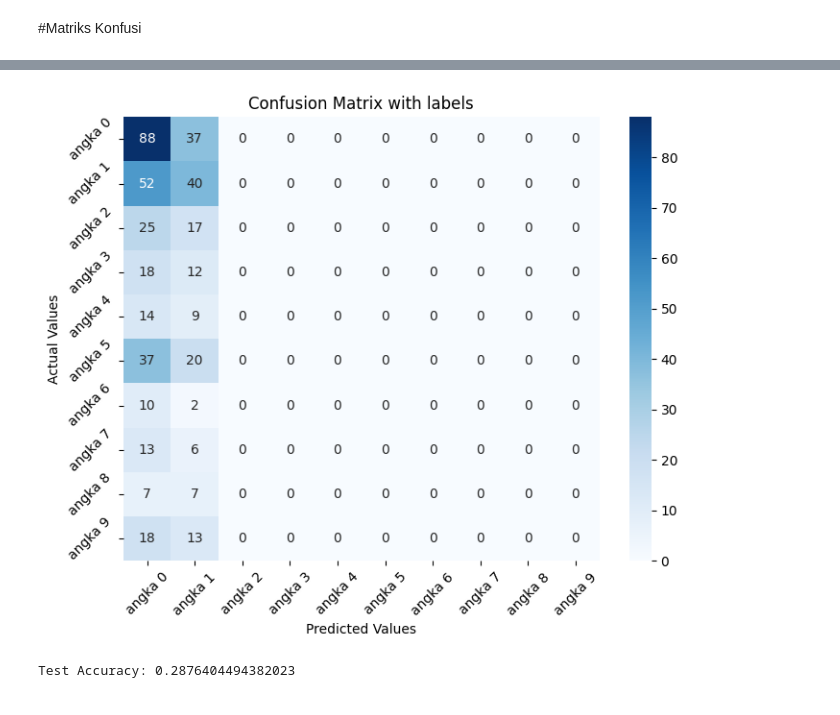
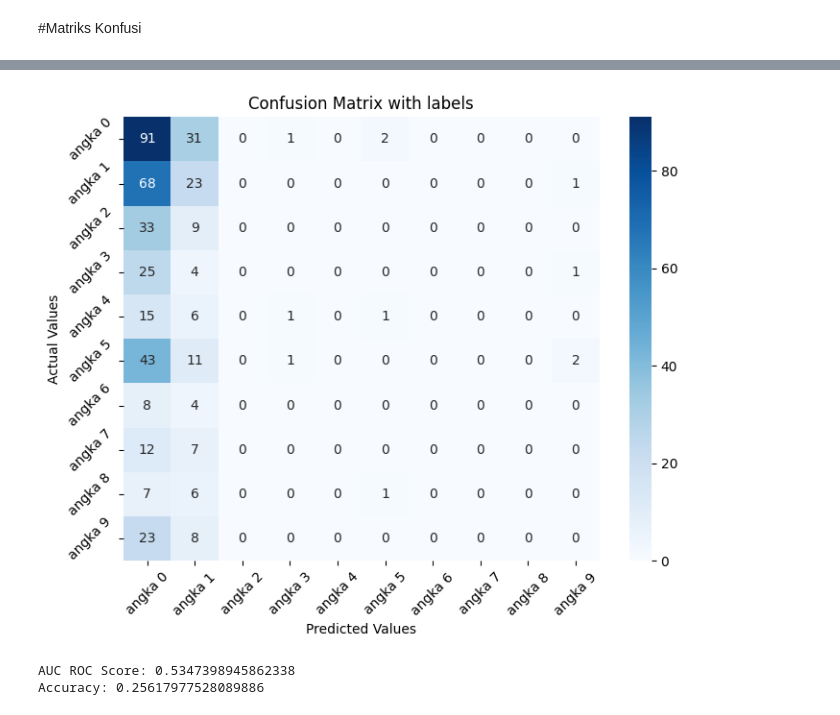
Before and after one commit to novtryrezki/sarung, a Jupyter notebook: 1FFNN_bs_32_ep_40.ipynb, the cells around one changed output, grey strips where cells are left out. Saved outputs shown, nothing was run; the diff lists cells and outputs as text; code cells hidden in the pictures.

```diff
--- a/1FFNN_bs_32_ep_40.ipynb
+++ b/1FFNN_bs_32_ep_40.ipynb
@@ -77,7 +77,7 @@ resize_images(test_dir, target_resolution)
 from tensorflow.keras.preprocessing.image import ImageDataGenerator
 
 # Membuat generator data dengan augmentasi
-image_size = (256, 256)
+image_size = (32, 32)
 batch_size = 32
 
 train_datagen = ImageDataGenerator(
@@ -117,13 +117,13 @@ from tensorflow.keras.models import Sequential
 from tensorflow.keras.layers import Conv2D, AveragePooling2D, Flatten, Dense
 import math
 
-img_size = 256*256*1
+img_size = 32*32*1
 
 # Perhitungan jumlah neuron pada lapisan tersembunyi
 hidden_neurons = int(math.sqrt(img_size * batch_size))
 
 model1f = Sequential()
-model1f.add(Flatten(input_shape=(256, 256, 1)))
+model1f.add(Flatten(input_shape=(32, 32, 1)))
 model1f.add(Dense(hidden_neurons, activation='relu'))
 model1f.add(Dense(10, activation='softmax'))
 
@@ -176,13 +176,12 @@ import matplotlib.pyplot as plt
 # Fungsi untuk mendapatkan prediksi model dan label sebenarnya
 def get_predictions_and_labels(model, data_generator):
     predictions = model.predict(data_generator)
-    predicted_classes = np.argmax(predictions, axis=1)
     true_classes = data_generator.classes
-    class_labels = list(data_generator.class_indices.keys())
-    return predicted_classes, true_classes, class_labels
+    return predictions, true_classes
 
 # Mendapatkan prediksi dan label sebenarnya untuk data uji
-y_pred, y_true, class_labels = get_predictions_and_labels(model1f, test_generator)
+y_pred_prob, y_true = get_predictions_and_labels(model1f, test_generator)
+y_pred = np.argmax(y_pred_prob, axis=1)
 
 # Membuat matriks konfusi
 cf_matrix = confusion_matrix(y_true, y_pred)
@@ -196,6 +195,8 @@ ax.set_title('Confusion Matrix with labels')
 ax.set_xlabel('Predicted Values')
 ax.set_ylabel('Actual Values')
 
+class_labels = list(test_generator.class_indices.keys())
+
 # Menetapkan label pada sumbu x dan y sesuai dengan jenis kelas
 ax.xaxis.set_ticklabels(class_labels, rotation=45)
 ax.yaxis.set_ticklabels(class_labels, rotation=45)
@@ -207,8 +208,14 @@ plt.show()
-[figure, old version]
+[figure, new version]
-# %%
-from sklearn.metrics import accuracy_score
-
-test_accuracy = accuracy_score(y_true, y_pred)
-print(f"Test Accuracy: {test_accuracy}")
-# %% [output]
-Test Accuracy: 0.2876404494382023
+# %%
+from sklearn.metrics import roc_auc_score
+from sklearn.metrics import accuracy_score
+
+y_pred = np.argmax(y_pred_prob, axis=1)
+
+auc_roc_score = roc_auc_score(y_true, y_pred_prob, multi_class='ovr')
+print(f"AUC ROC Score: {auc_roc_score}")
+accuracy = accuracy_score(y_true, y_pred)
+print(f"Accuracy: {accuracy}")
+# %% [output]
+AUC ROC Score: 0.5347398945862338
+Accuracy: 0.25617977528089886
```
Also changed, not shown: parts of 4 cells of this notebook.
